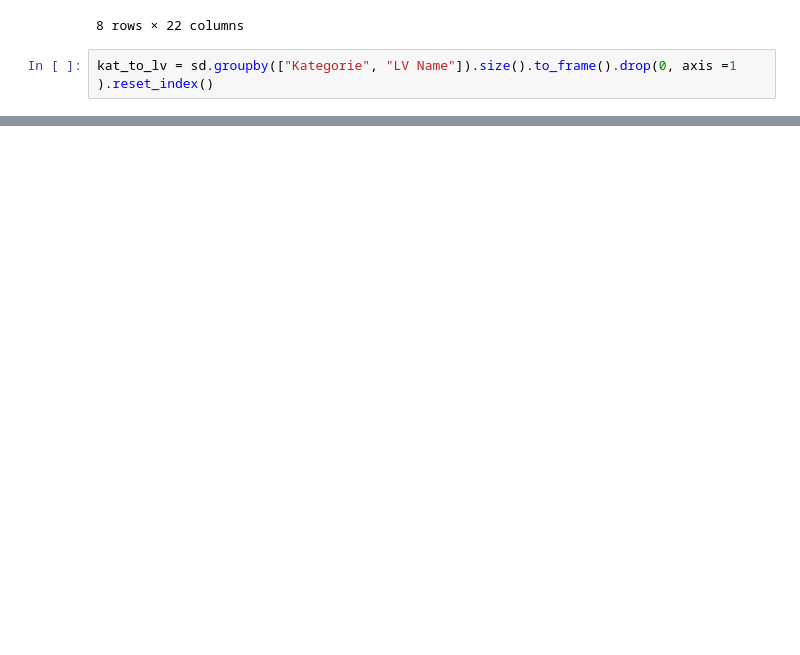
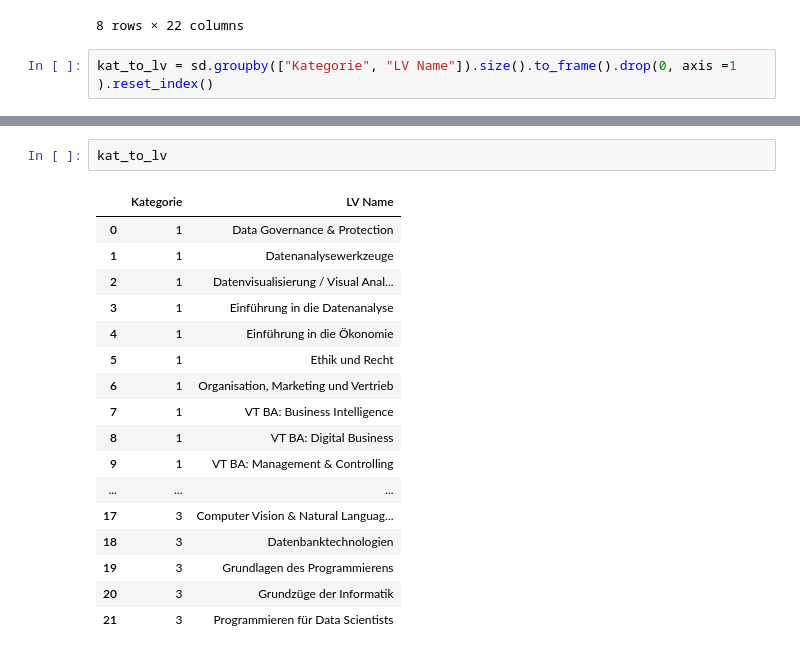
Before and after one commit to JanVra/hackathon-kaernten, a Jupyter notebook: notebooks/prep.ipynb, the cells around one changed output, grey strips where cells are left out. Cells and saved outputs as stored; diff of their text form; blank space fills up the shorter version.

```diff
--- a/notebooks/prep.ipynb
+++ b/notebooks/prep.ipynb
@@ -84,2 +118,22 @@ IndexError: index 0 is out of bounds for axis 0 with size 0
+# %%
+kat_to_lv
+# %% [output]
+|  | Kategorie | LV Name |
+| 0 | 1 | Data Governance & Protection |
+| 1 | 1 | Datenanalysewerkzeuge |
+| 2 | 1 | Datenvisualisierung / Visual Anal... |
+| 3 | 1 | Einführung in die Datenanalyse |
+| 4 | 1 | Einführung in die Ökonomie |
+| 5 | 1 | Ethik und Recht |
+| 6 | 1 | Organisation, Marketing und Vertrieb |
+| 7 | 1 | VT BA: Business Intelligence |
+| 8 | 1 | VT BA: Digital Business |
+| 9 | 1 | VT BA: Management & Controlling |
+| ... | ... | ... |
+| 17 | 3 | Computer Vision & Natural Languag... |
+| 18 | 3 | Datenbanktechnologien |
+| 19 | 3 | Grundlagen des Programmierens |
+| 20 | 3 | Grundzüge der Informatik |
+| 21 | 3 | Programmieren für Data Scientists |
 # %%
 # %% [output]
```
Also changed, not shown: parts of 12 cells of this notebook, 1 other file.
